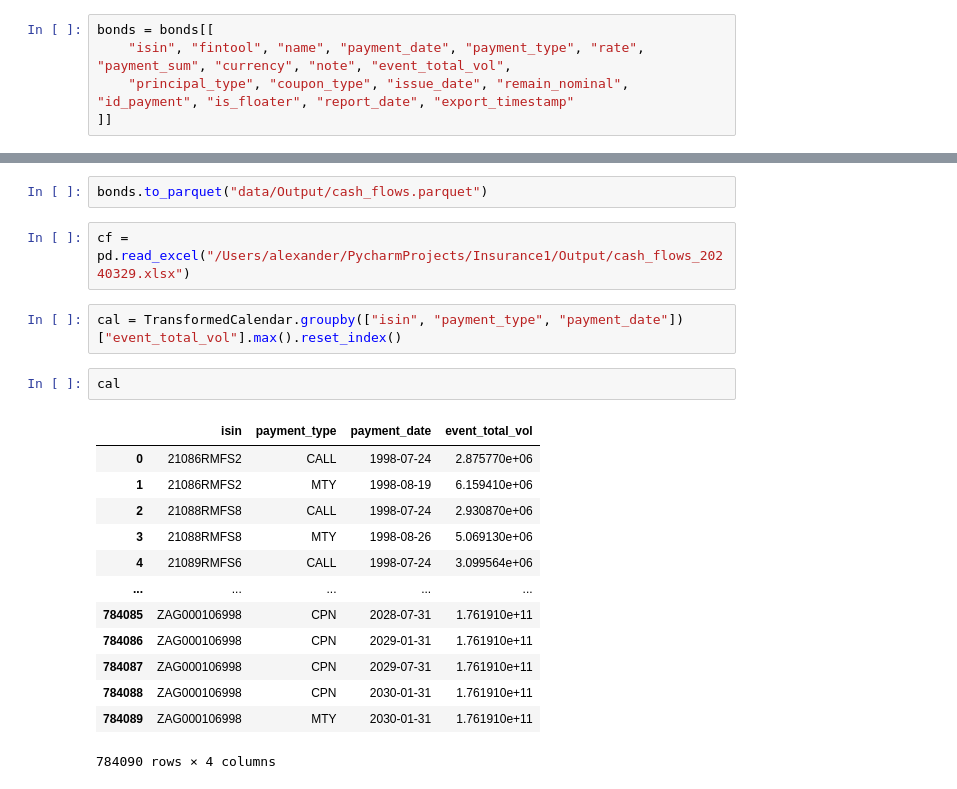
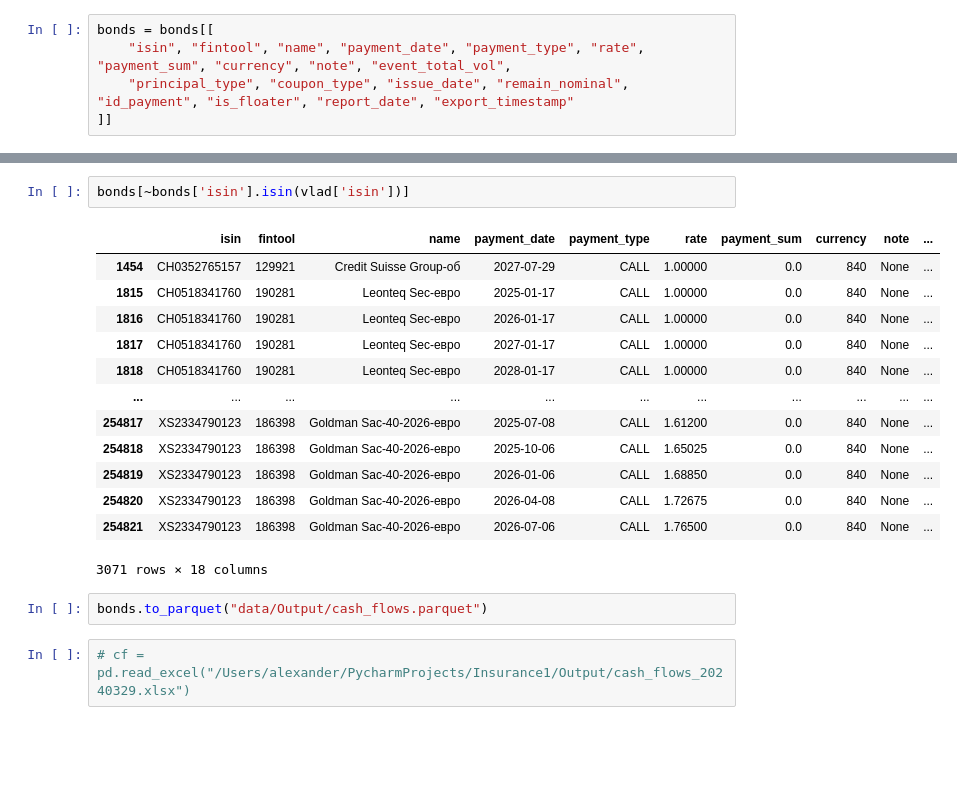
Before and after one commit to alexkobz/insurance, a Jupyter notebook: cash_flows.ipynb, the cells around one changed output, grey strips where cells are left out. Saved outputs shown, nothing was run; the diff lists cells and outputs as text; blank space fills up the shorter version.

```diff
--- a/cash_flows.ipynb
+++ b/cash_flows.ipynb
@@ -248,22 +462,20 @@ bonds = bonds[[
+# %%
+bonds[~bonds['isin'].isin(vlad['isin'])]
+# %% [output]
+|  | isin | fintool | name | payment_date | payment_type | rate | payment_sum | currency | note | ... |
+| 1454 | CH0352765157 | 129921 | Credit Suisse Group-об | 2027-07-29 | CALL | 1.00000 | 0.0 | 840 | None | ... |
+| 1815 | CH0518341760 | 190281 | Leonteq Sec-евро | 2025-01-17 | CALL | 1.00000 | 0.0 | 840 | None | ... |
+| 1816 | CH0518341760 | 190281 | Leonteq Sec-евро | 2026-01-17 | CALL | 1.00000 | 0.0 | 840 | None | ... |
+| 1817 | CH0518341760 | 190281 | Leonteq Sec-евро | 2027-01-17 | CALL | 1.00000 | 0.0 | 840 | None | ... |
+| 1818 | CH0518341760 | 190281 | Leonteq Sec-евро | 2028-01-17 | CALL | 1.00000 | 0.0 | 840 | None | ... |
+| ... | ... | ... | ... | ... | ... | ... | ... | ... | ... | ... |
+| 254817 | XS2334790123 | 186398 | Goldman Sac-40-2026-евро | 2025-07-08 | CALL | 1.61200 | 0.0 | 840 | None | ... |
+| 254818 | XS2334790123 | 186398 | Goldman Sac-40-2026-евро | 2025-10-06 | CALL | 1.65025 | 0.0 | 840 | None | ... |
+| 254819 | XS2334790123 | 186398 | Goldman Sac-40-2026-евро | 2026-01-06 | CALL | 1.68850 | 0.0 | 840 | None | ... |
+| 254820 | XS2334790123 | 186398 | Goldman Sac-40-2026-евро | 2026-04-08 | CALL | 1.72675 | 0.0 | 840 | None | ... |
+| 254821 | XS2334790123 | 186398 | Goldman Sac-40-2026-евро | 2026-07-06 | CALL | 1.76500 | 0.0 | 840 | None | ... |
+3071 rows × 18 columns
 # %%
 bonds.to_parquet("data/Output/cash_flows.parquet")
 # %%
-cf = pd.read_excel("/Users/alexander/PycharmProjects/Insurance1/Output/cash_flows_20240329.xlsx")
+# cf = pd.read_excel("/Users/alexander/PycharmProjects/Insurance1/Output/cash_flows_20240329.xlsx")
-# %%
-cal = TransformedCalendar.groupby(["isin", "payment_type", "payment_date"])["event_total_vol"].max().reset_index()
-# %%
-cal
-# %% [output]
-|  | isin | payment_type | payment_date | event_total_vol |
-| 0 | 21086RMFS2 | CALL | 1998-07-24 | 2.875770e+06 |
-| 1 | 21086RMFS2 | MTY | 1998-08-19 | 6.159410e+06 |
-| 2 | 21088RMFS8 | CALL | 1998-07-24 | 2.930870e+06 |
-| 3 | 21088RMFS8 | MTY | 1998-08-26 | 5.069130e+06 |
-| 4 | 21089RMFS6 | CALL | 1998-07-24 | 3.099564e+06 |
-| ... | ... | ... | ... | ... |
-| 784085 | ZAG000106998 | CPN | 2028-07-31 | 1.761910e+11 |
-| 784086 | ZAG000106998 | CPN | 2029-01-31 | 1.761910e+11 |
-| 784087 | ZAG000106998 | CPN | 2029-07-31 | 1.761910e+11 |
-| 784088 | ZAG000106998 | CPN | 2030-01-31 | 1.761910e+11 |
-| 784089 | ZAG000106998 | MTY | 2030-01-31 | 1.761910e+11 |
-784090 rows × 4 columns
```
Also changed, not shown: parts of 42 cells of this notebook.
